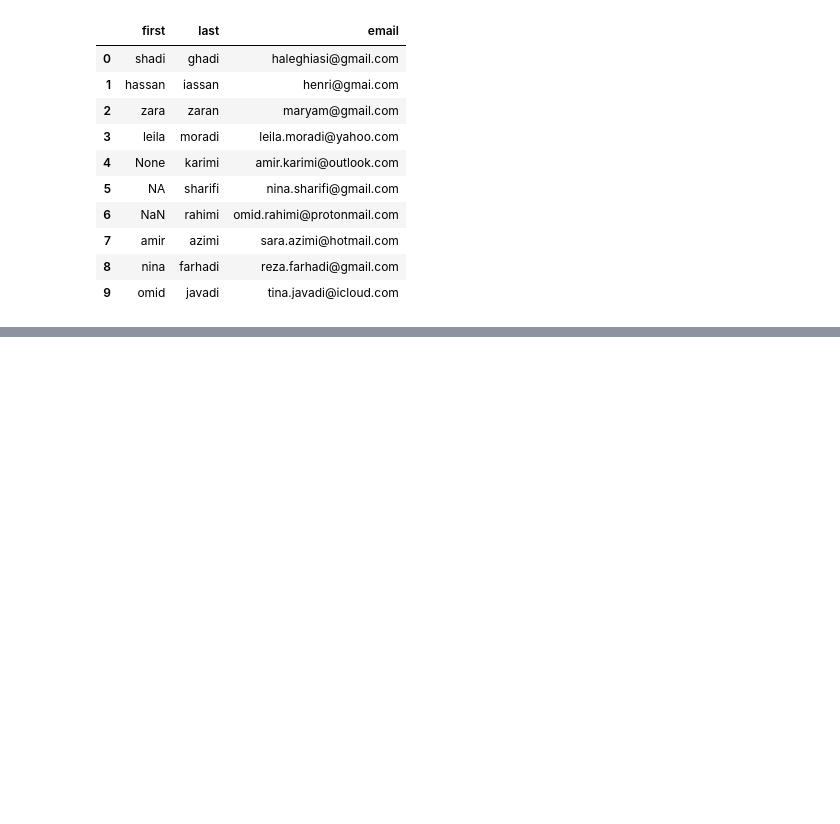
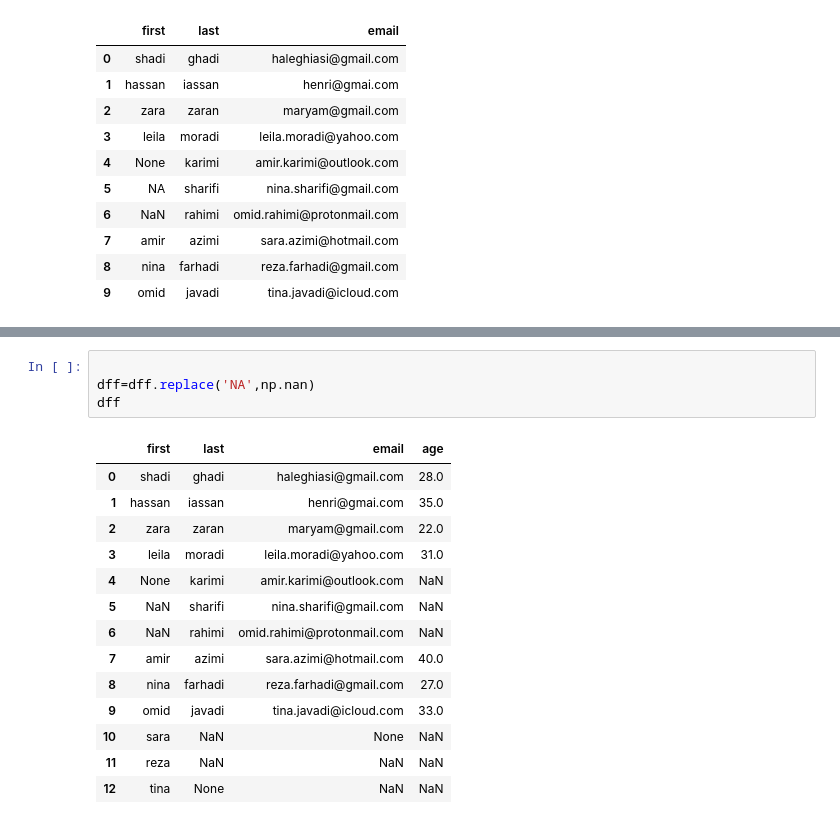
Before and after one commit to Horieh1989/DataProcceccing1, a Jupyter notebook: cleaningData.ipynb, the cells around one changed output, grey strips where cells are left out. Saved outputs shown, nothing was run; the diff lists cells and outputs as text; blank space fills up the shorter version.

```diff
--- a/cleaningData.ipynb
+++ b/cleaningData.ipynb
@@ -86,0 +173,19 @@ df.dropna( axis='index', how='any', subset=['email','last'])
+# %%
+
+dff=dff.replace('NA',np.nan)
+dff
+# %% [output]
+|  | first | last | email | age |
+| 0 | shadi | ghadi | haleghiasi@gmail.com | 28.0 |
+| 1 | hassan | iassan | henri@gmai.com | 35.0 |
+| 2 | zara | zaran | maryam@gmail.com | 22.0 |
+| 3 | leila | moradi | leila.moradi@yahoo.com | 31.0 |
+| 4 | None | karimi | amir.karimi@outlook.com | NaN |
+| 5 | NaN | sharifi | nina.sharifi@gmail.com | NaN |
+| 6 | NaN | rahimi | omid.rahimi@protonmail.com | NaN |
+| 7 | amir | azimi | sara.azimi@hotmail.com | 40.0 |
+| 8 | nina | farhadi | reza.farhadi@gmail.com | 27.0 |
+| 9 | omid | javadi | tina.javadi@icloud.com | 33.0 |
+| 10 | sara | NaN | None | NaN |
+| 11 | reza | NaN | NaN | NaN |
+| 12 | tina | None | NaN | NaN |
```
Also changed, not shown: parts of 8 cells of this notebook.
